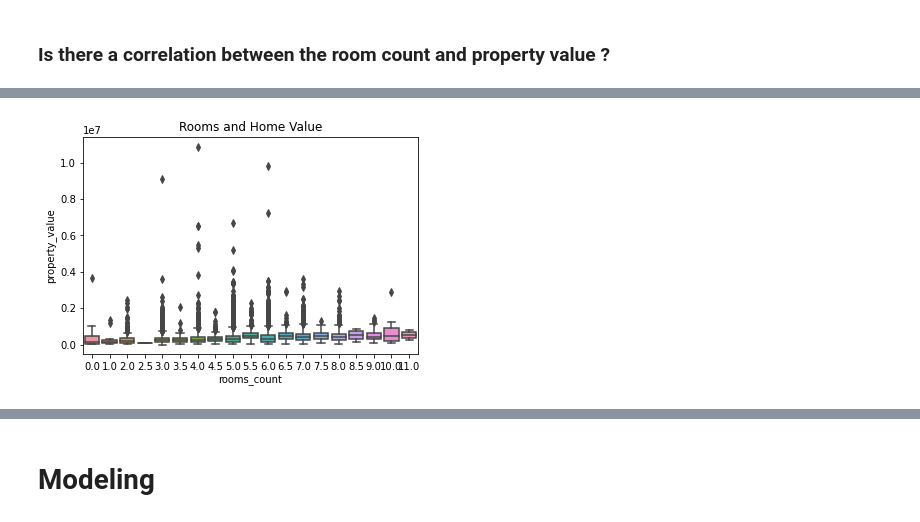
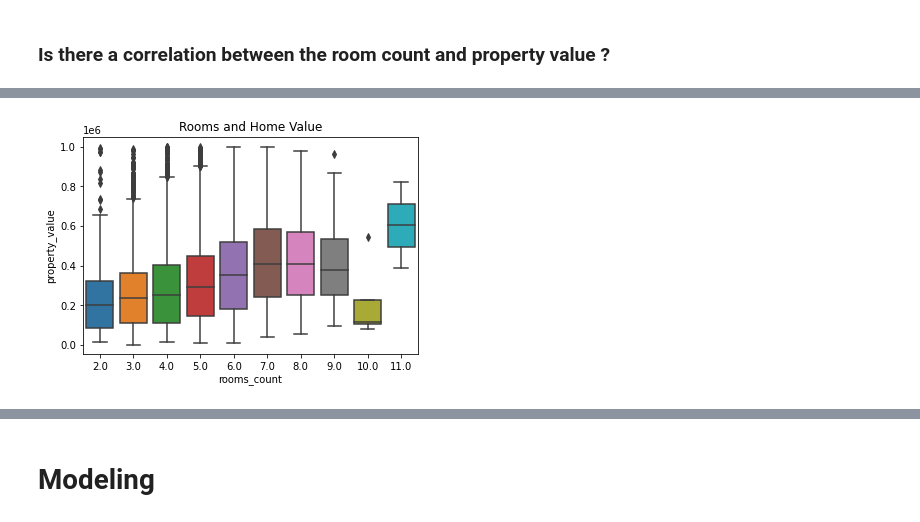
Before and after one commit to allantestaten/regression-project, a Jupyter notebook: final_project_notebook.ipynb, the cells around one changed output, grey strips where cells are left out. Cells and saved outputs as stored; diff of their text form; code cells hidden in the pictures.

```diff
--- a/final_project_notebook.ipynb
+++ b/final_project_notebook.ipynb
@@ -225,5 +156,5 @@ e.rooms_count(train)
 # %%
 # box plot Rooms vs Property value
-e.two_variable_boxplots(train,'rooms_count','property_value','Rooms and Home Value')
+e.two_variable_boxplots(train,'rooms_count', 'Rooms and Home Value')
 # %% [output]
-[figure, old version]
+[figure, new version]
```
Also changed, not shown: parts of 69 cells of this notebook.
